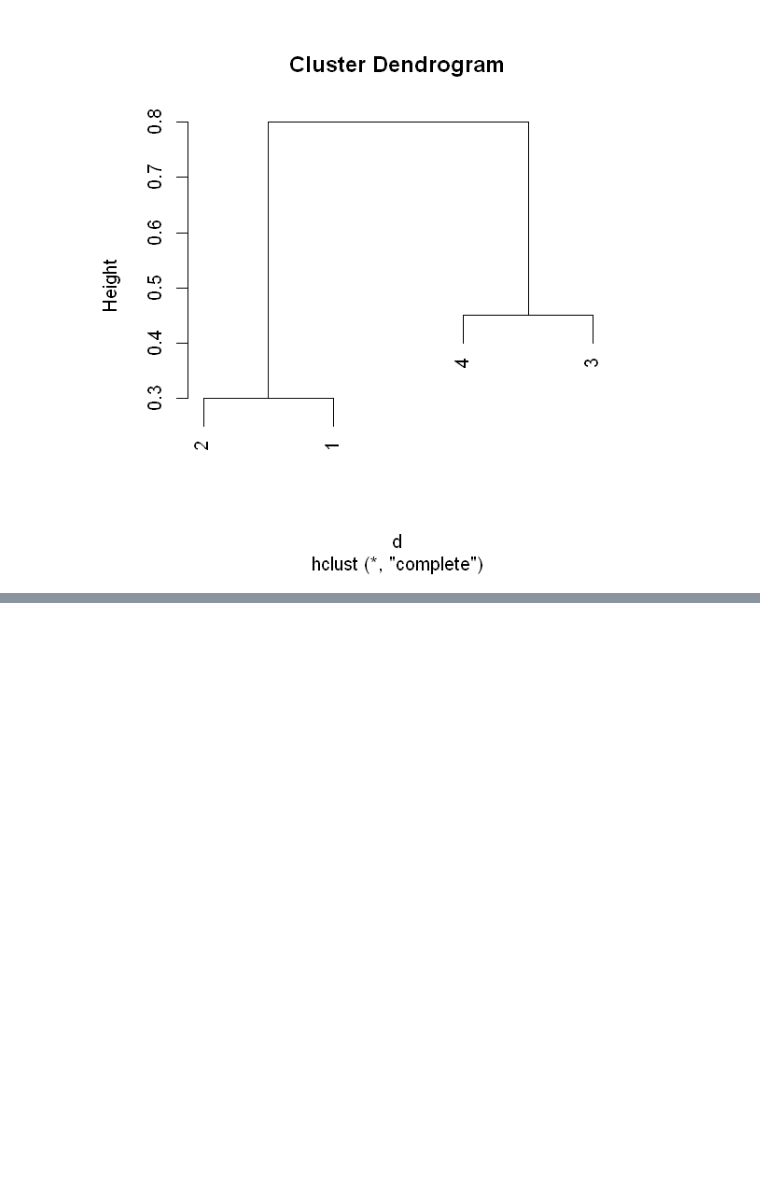
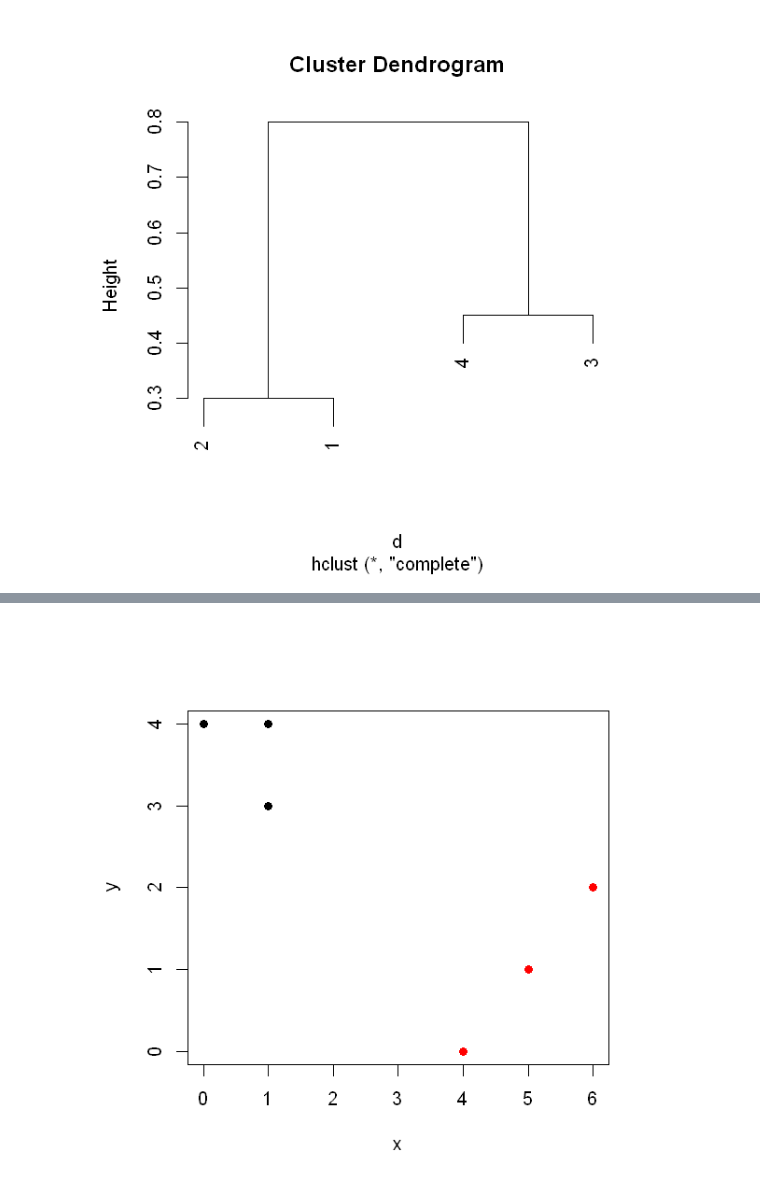
Before and after one commit to yellowmeteor/met_python.github.io, a Jupyter notebook: ISLR/10_Unsupervized_Learning.ipynb, the cells around one changed output, grey strips where cells are left out. Drawn from its saved outputs; the diff is of its cells as text; code cells hidden in the pictures; blank space fills up the shorter version.

```diff
--- a/ISLR/10_Unsupervized_Learning.ipynb
+++ b/ISLR/10_Unsupervized_Learning.ipynb
@@ -515,0 +536,6 @@ plot(hclust(d, method='complete'), labels=c(2, 1, 4, 3))
+# %%
+# (c)
+cent1 = c(mean(data["x"][data["label"] == 1]), mean(data["y"][data["label"] == 1]))
+cent2 = c(mean(data["x"][data["label"] == 2]), mean(data["y"][data["label"] == 2]))
+print(cent1)
+print(cent2)
@@ -515,0 +545,11 @@ plot(hclust(d, method='complete'), labels=c(2, 1, 4, 3))
+# %%
+# (d)
+label2 = integer(6)
+for (i in 1:6){
+    dis1 = (data[i, "x"] - cent1[1])^2 + (data[i, "y"] - cent1[2])^2
+    dis2 = (data[i, "x"] - cent2[1])^2 + (data[i, "y"] - cent2[2])^2
+    if (dis1 < dis2) label2[i] = 1
+    else label2[i] = 2
+}
+data$label2 = label2
+print(data)
@@ -515,0 +564,24 @@ plot(hclust(d, method='complete'), labels=c(2, 1, 4, 3))
+# %%
+# (e)
+data = data.frame(x=data$x, y=data$y, label=data$label)
+cent1 = c(mean(data["x"][data["label"] == 1]), mean(data["y"][data["label"] == 1]))
+cent2 = c(mean(data["x"][data["label"] == 2]), mean(data["y"][data["label"] == 2]))
+while (TRUE) {
+    new_lab = integer(6)
+    for (i in 1:6) {
+        dis1 = (data[i, "x"] - cent1[1])^2 + (data[i, "y"] - cent1[2])^2
+        dis2 = (data[i, "x"] - cent2[1])^2 + (data[i, "y"] - cent2[2])^2
+        if (dis1 < dis2) new_lab[i] = 1
+        else new_lab[i] = 2
+    }
+    if (sum(data$label == new_lab) == 6) {
+        data$label = new_lab
+        break
+    }
+    else {
+        data$label = new_lab
+        cent1 = c(mean(data["x"][data["label"] == 1]), mean(data["y"][data["label"] == 1]))
+        cent2 = c(mean(data["x"][data["label"] == 2]), mean(data["y"][data["label"] == 2]))
+    }
+}
+print(data)
@@ -515,0 +596,4 @@ plot(hclust(d, method='complete'), labels=c(2, 1, 4, 3))
+# %%
+plot(data$x, data$y, col=data$label, pch=19, xlab="x", ylab="y")
+# %% [output]
+[figure, added]
```
Also changed, not shown: parts of 8 cells of this notebook.
